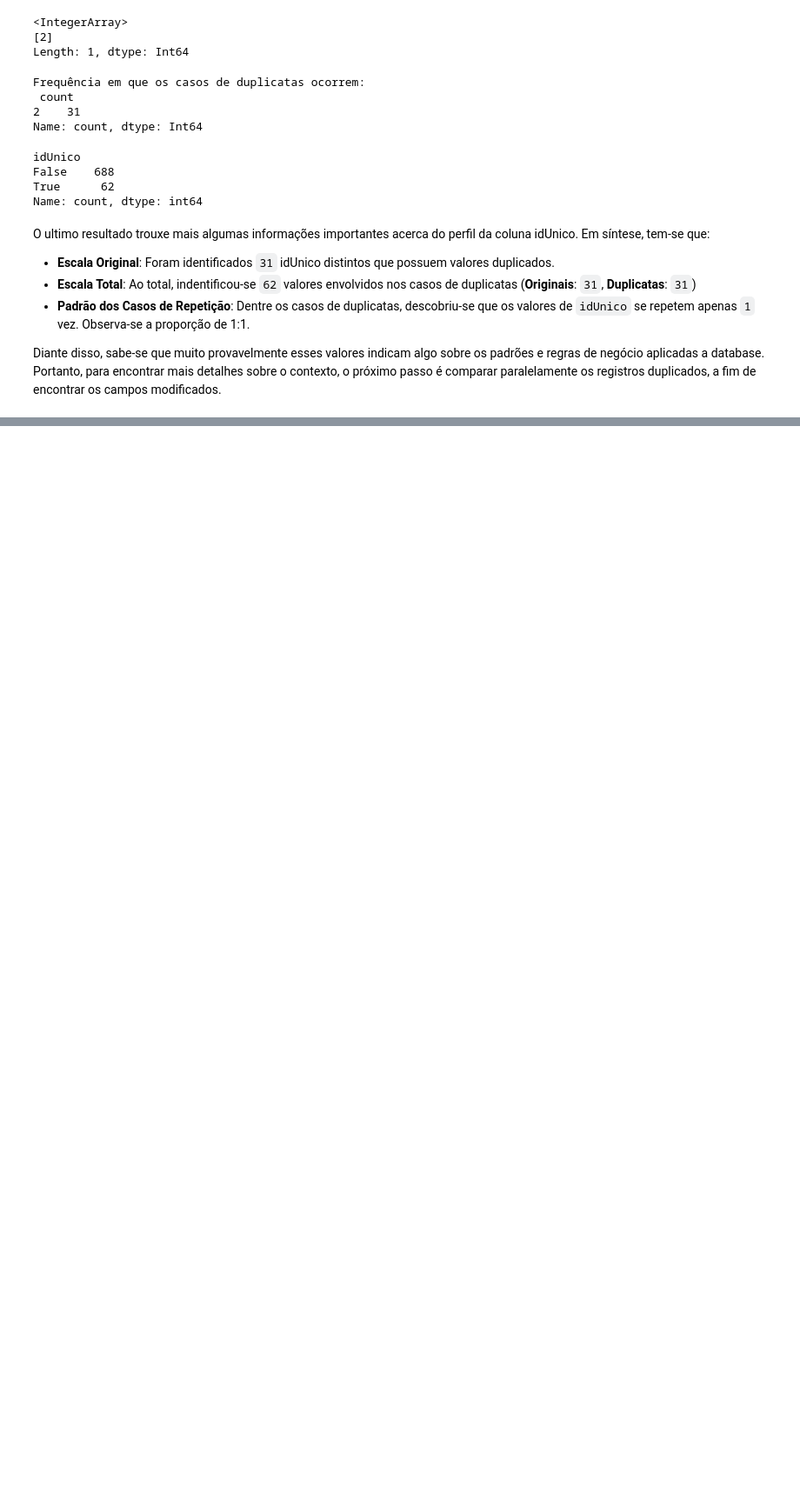
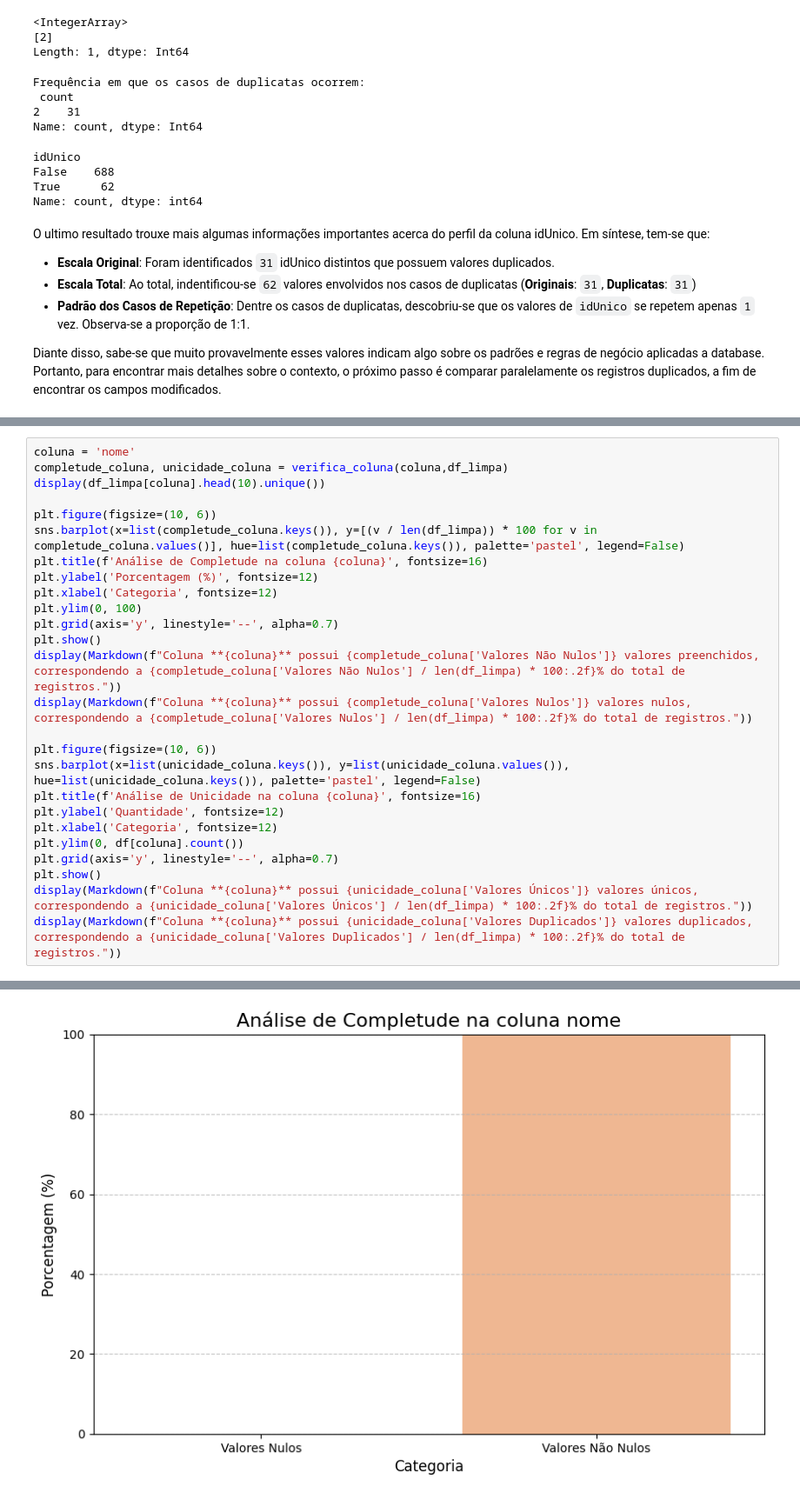
Before and after one commit to SAnjos3/analise-obras-df, a Jupyter notebook: notebooks/1.0-extracao_e_analise.ipynb, the cells around one changed output, grey strips where cells are left out. Shown at 87% size. Saved outputs shown, nothing was run; the diff lists cells and outputs as text; blank space fills up the shorter version.

```diff
--- a/notebooks/1.0-extracao_e_analise.ipynb
+++ b/notebooks/1.0-extracao_e_analise.ipynb
@@ -425,0 +481,27 @@ No casos de clonagem da coluna `idUnico`, tem-se o registro original e o registr
+# %%
+coluna = 'nome'
+completude_coluna, unicidade_coluna = verifica_coluna(coluna,df_limpa)
+display(df_limpa[coluna].head(10).unique())
+
+plt.figure(figsize=(10, 6))
+sns.barplot(x=list(completude_coluna.keys()), y=[(v / len(df_limpa)) * 100 for v in completude_coluna.values()], hue=list(completude_coluna.keys()), palette='pastel', legend=False)
+plt.title(f'Análise de Completude na coluna {coluna}', fontsize=16)
+plt.ylabel('Porcentagem (%)', fontsize=12)
+plt.xlabel('Categoria', fontsize=12)
+plt.ylim(0, 100)
+plt.grid(axis='y', linestyle='--', alpha=0.7)
+plt.show()
+display(Markdown(f"Coluna **{coluna}** possui {completude_coluna['Valores Não Nulos']} valores preenchidos, correspondendo a {completude_coluna['Valores Não Nulos'] / len(df_limpa) * 100:.2f}% do total de registros."))
+display(Markdown(f"Coluna **{coluna}** possui {completude_coluna['Valores Nulos']} valores nulos, correspondendo a {completude_coluna['Valores Nulos'] / len(df_limpa) * 100:.2f}% do total de registros."))
+
+plt.figure(figsize=(10, 6))
+sns.barplot(x=list(unicidade_coluna.keys()), y=list(unicidade_coluna.values()), hue=list(unicidade_coluna.keys()), palette='pastel', legend=False)
+plt.title(f'Análise de Unicidade na coluna {coluna}', fontsize=16)
+plt.ylabel('Quantidade', fontsize=12)
+plt.xlabel('Categoria', fontsize=12)
+plt.ylim(0, df[coluna].count())
+plt.grid(axis='y', linestyle='--', alpha=0.7)
+plt.show()
+display(Markdown(f"Coluna **{coluna}** possui {unicidade_coluna['Valores Únicos']} valores únicos, correspondendo a {unicidade_coluna['Valores Únicos'] / len(df_limpa) * 100:.2f}% do total de registros."))
+display(Markdown(f"Coluna **{coluna}** possui {unicidade_coluna['Valores Duplicados']} valores duplicados, correspondendo a {unicidade_coluna['Valores Duplicados'] / len(df_limpa) * 100:.2f}% do total de registros."))
+# %% [output]
@@ -425,0 +515 @@ No casos de clonagem da coluna `idUnico`, tem-se o registro original e o registr
+[figure, added]
```
Also changed, not shown: parts of 53 cells of this notebook, 2 other files.
